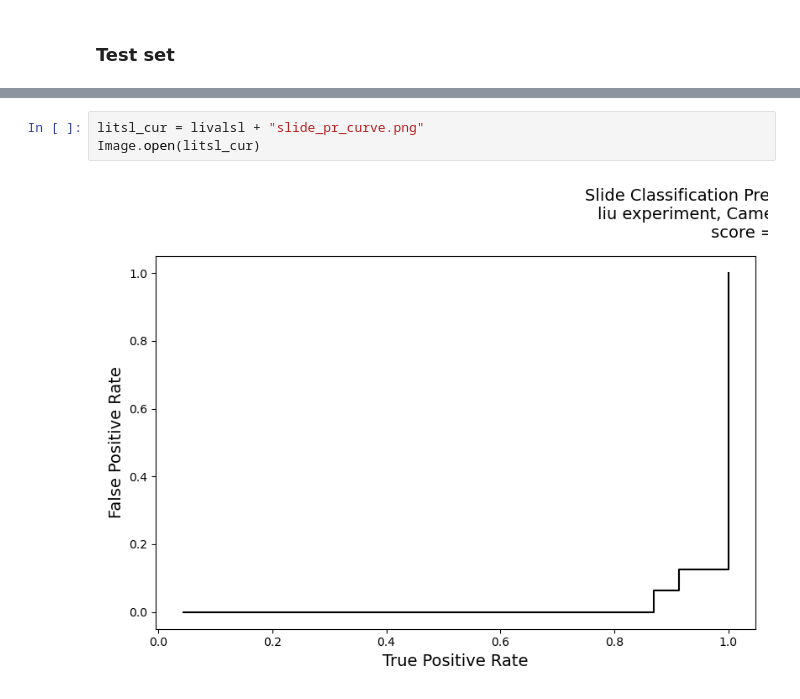
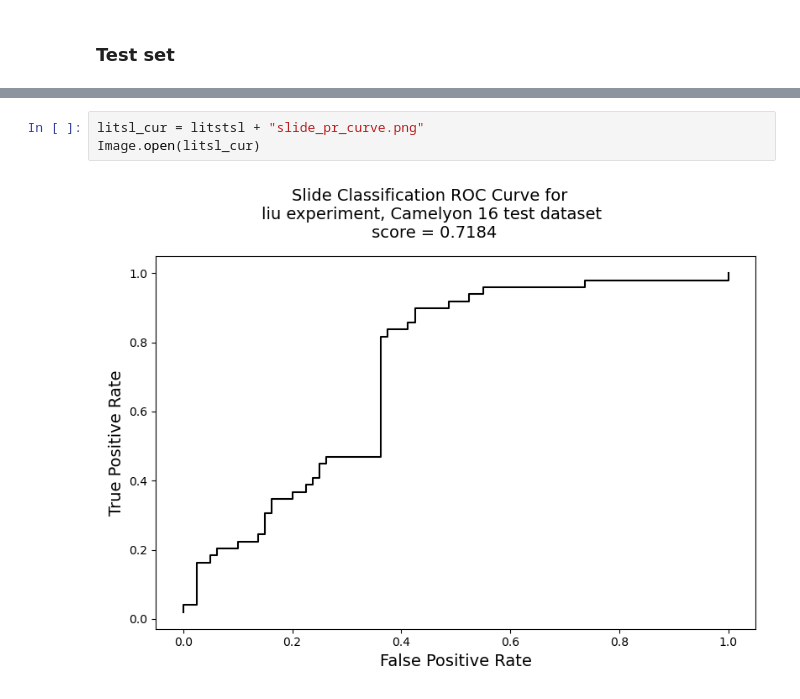
Before and after one commit to StAndrewsMedTech/repathcamelyon, a Jupyter notebook: notebooks/2021_04_19_CF_results.ipynb, the cells around one changed output, grey strips where cells are left out. Cells and saved outputs as stored; diff of their text form.

```diff
--- a/notebooks/2021_04_19_CF_results.ipynb
+++ b/notebooks/2021_04_19_CF_results.ipynb
@@ -372,5 +372,5 @@ Image.open(litsl_cm)
 # %%
-litsl_cur = livalsl + "slide_pr_curve.png"
+litsl_cur = litstsl + "slide_pr_curve.png"
 Image.open(litsl_cur)
 # %% [output]
-[figure, old version]
+[figure, new version]
```
Also changed, not shown: parts of 37 cells of this notebook, 6 other files.
